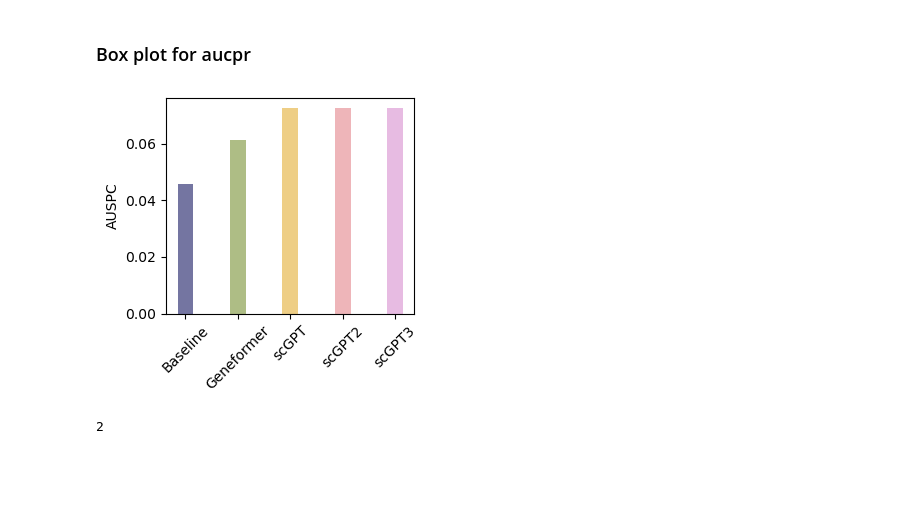
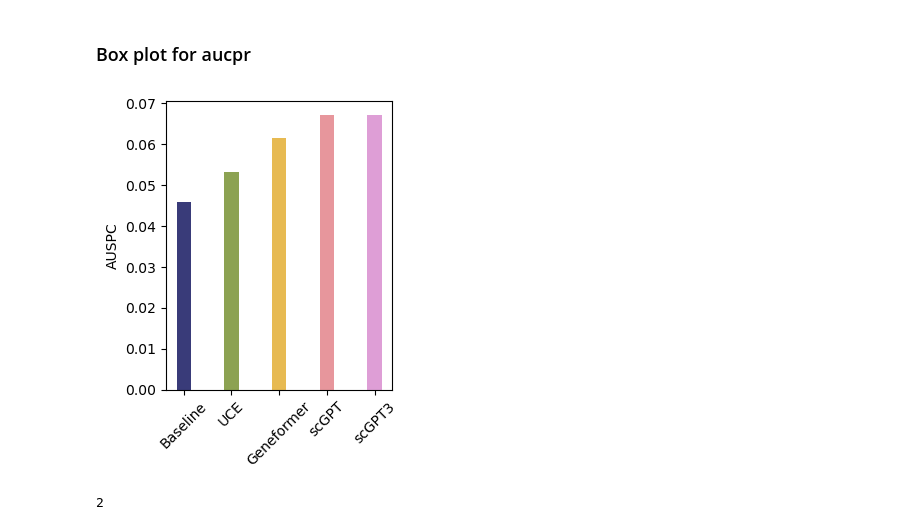
Before and after one commit to aaronwtr/PertEval, a Jupyter notebook: notebooks/results_analysis.ipynb, the cells around one changed output. Cells and saved outputs as stored; diff of their text form; code cells hidden in the pictures; blank space fills up the shorter version.

Commit message:
updated fig size plots

```diff
--- a/notebooks/results_analysis.ipynb
+++ b/notebooks/results_analysis.ipynb
@@ -39,6 +39,7 @@ runs_df = pd.DataFrame({
 df = pd.read_csv('wandb_baseline.csv')
 df_scgpt = pd.read_csv('wandb_scgpt.csv')
 df_gf = pd.read_csv('wandb_gf.csv')
+df_uce = pd.read_csv('wandb_uce.csv')
 # %%
 df = pd.read_csv('wandb_baseline.csv')
 df.head()
@@ -132,17 +138,18 @@ dtype: float64
 ### Box plot for aucpr
 # %%
 plt.figure(figsize=(3.2, 2.8))
-table = find_ausc_table([df, df_scgpt, df_gf, df_scgpt, df_scgpt], model_names=['Baseline', 'scGPT', 'Geneformer', 'scGPT2', 'scGPT3'])
+table = find_ausc_table([df, df_scgpt, df_gf, df_uce, df_scgpt], model_names=['Baseline', 'scGPT', 'Geneformer', 'UCE', 'scGPT3'])
 table = pd.Series(table).sort_values()
 
 cmap = plt.cm.get_cmap('tab20b', len(table))
 bar_colors = [cmap(i) for i in range(len(table))]
 width = 0.3
-plt.bar(table.index, table, width, color=bar_colors, alpha=0.7)
+plt.bar(table.index, table, width, color=bar_colors, alpha=1.0)
 #plt.xlabel('Model')
 plt.ylabel('AUSPC')
 plt.xticks(rotation=45)
-
+plt.tight_layout()
+plt.savefig('paper_figs/auspc_bar.png', dpi=300)
 plt.show()
 # %% [output]
-[figure, old version]
+[figure, new version]
```
Also changed, not shown: parts of 26 cells of this notebook.
